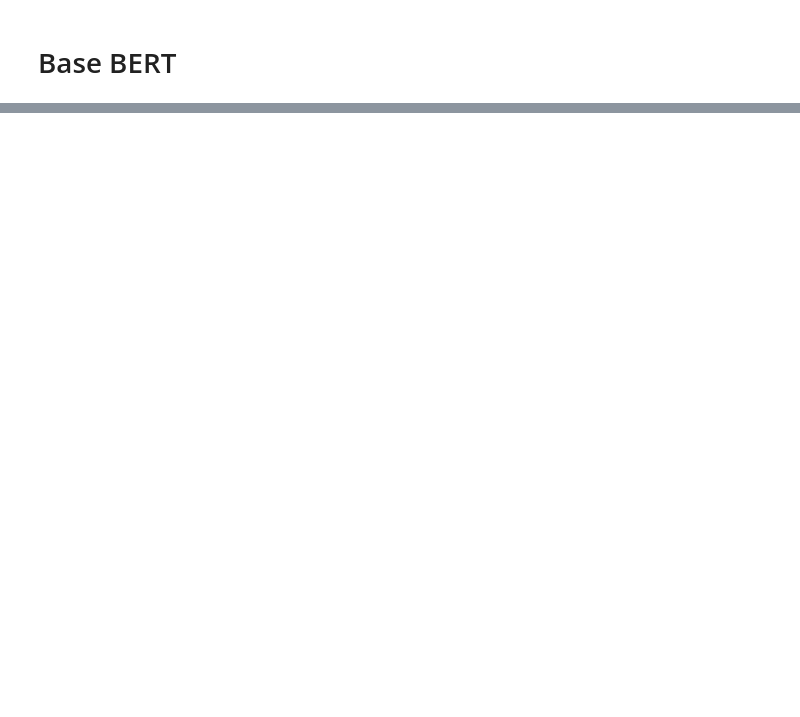
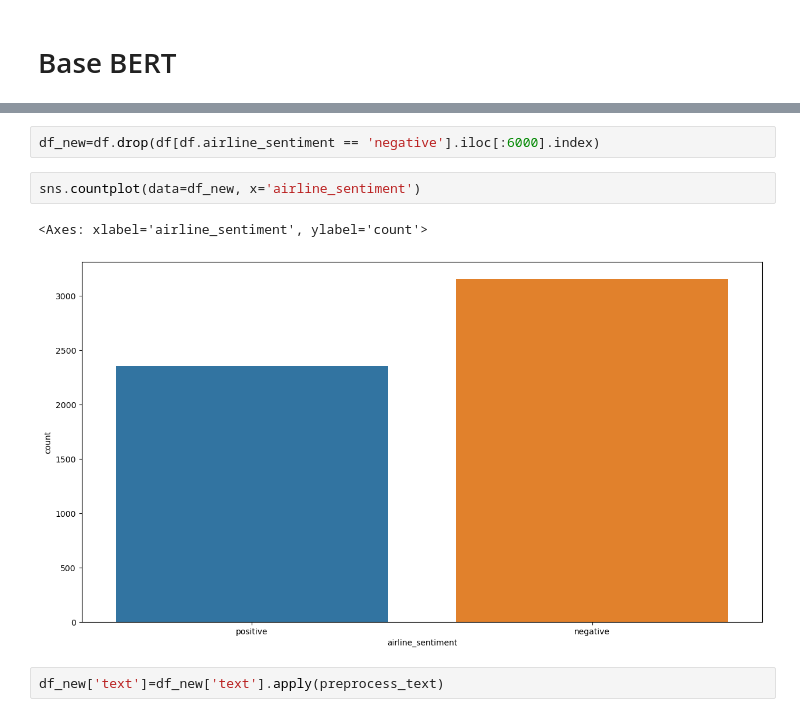
Before and after one commit to tkh-apu-master/aml-individual-assignment, a Jupyter notebook: tweet-us-airline-sentiment.ipynb, the cells around one changed output, grey strips where cells are left out. Saved outputs shown, nothing was run; the diff lists cells and outputs as text; blank space fills up the shorter version.

```diff
--- a/tweet-us-airline-sentiment.ipynb
+++ b/tweet-us-airline-sentiment.ipynb
@@ -692,0 +759,9 @@ print("F1 Score:", f1)
+# %%
+df_new=df.drop(df[df.airline_sentiment == 'negative'].iloc[:6000].index)
+# %%
+sns.countplot(data=df_new, x='airline_sentiment')
+# %% [output]
+<Axes: xlabel='airline_sentiment', ylabel='count'>
+[figure, added]
+# %%
+df_new['text']=df_new['text'].apply(preprocess_text)
```
Also changed, not shown: parts of 31 cells of this notebook.
